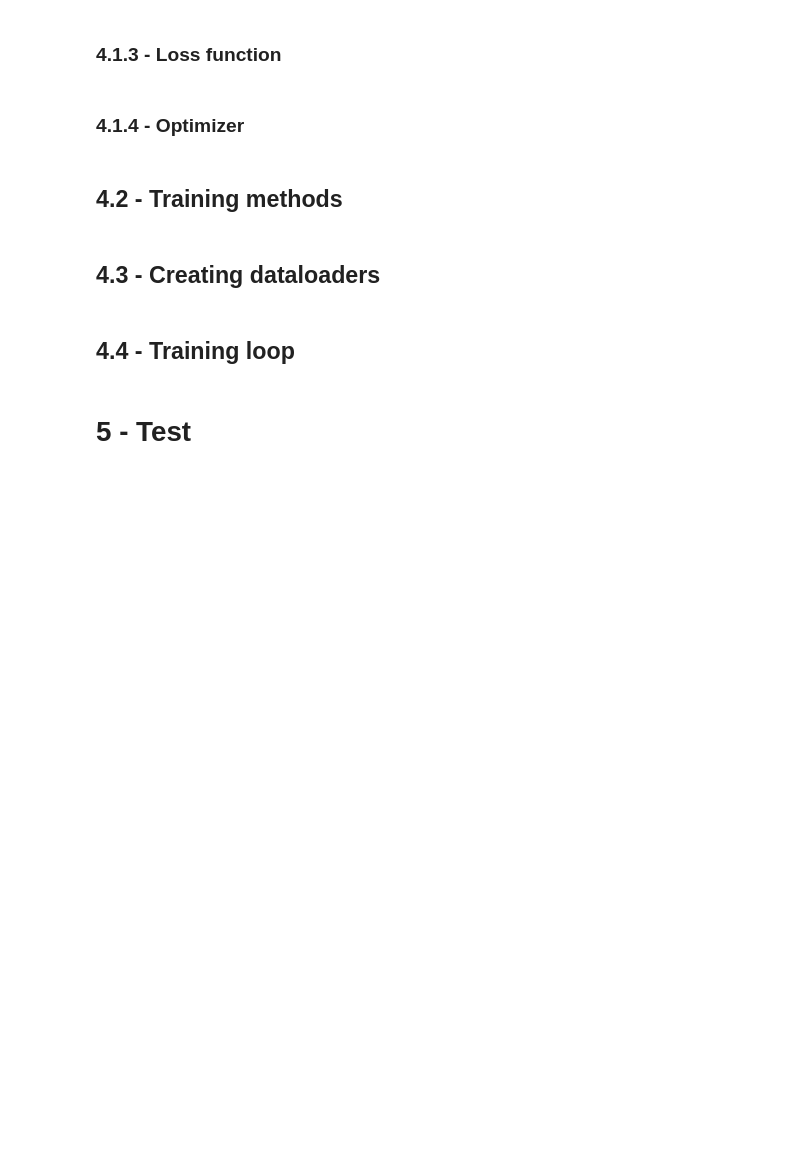
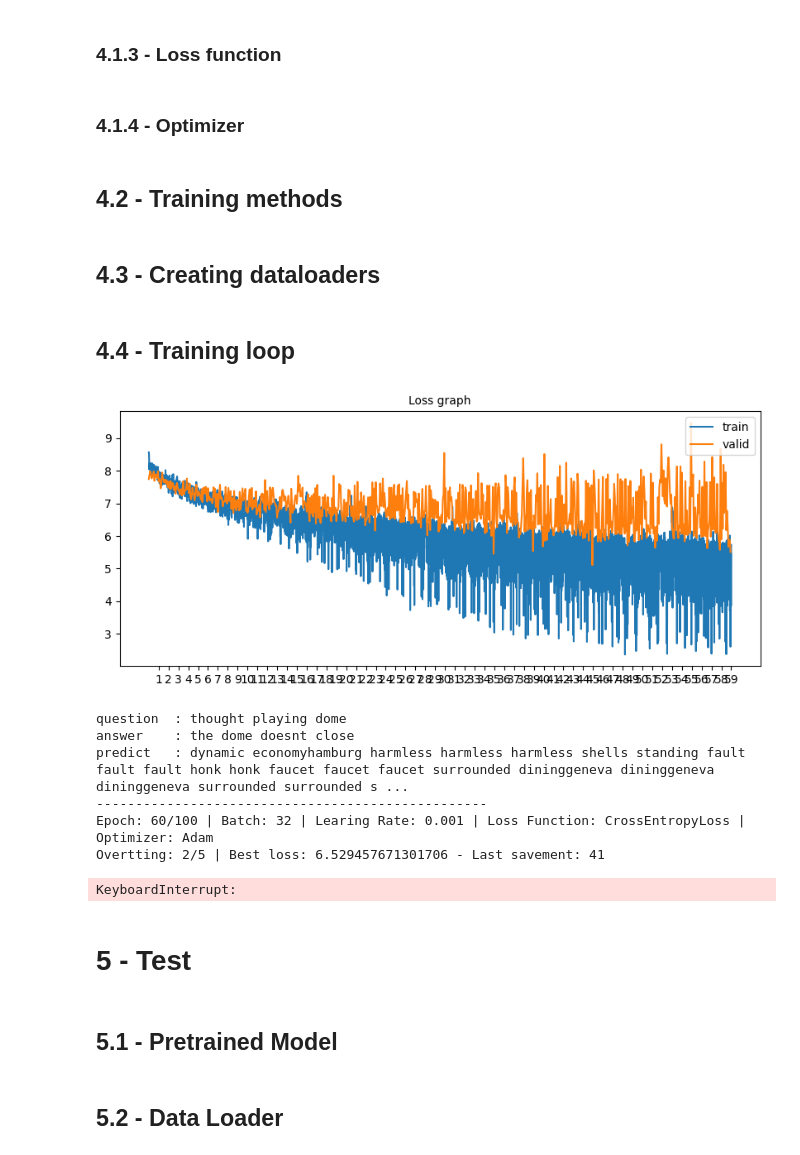
Before and after one commit to NLP-ChatBot/ChatBot, a Jupyter notebook: notebooks/train.ipynb, the cells around one changed output. Saved outputs shown, nothing was run; the diff lists cells and outputs as text; code cells hidden in the pictures; blank space fills up the shorter version.

```diff
--- a/notebooks/train.ipynb
+++ b/notebooks/train.ipynb
@@ -253,7 +287,7 @@ for curr_epoch in range(1, epochs+1):
 
         yhat = model(x, y.long())
 
-        loss = loss_fn(yhat.view(-1, vocabulary), y[:,1:].reshape(-1))
+        loss = loss_fn(yhat.view(-1, vocabulary), y[:,1:].reshape(-1).long())
 
         optimizer.zero_grad()
         loss.backward()
@@ -283,7 +317,7 @@ for curr_epoch in range(1, epochs+1):
 
             yhat = model(x, y.long())
 
-            loss = loss_fn(yhat.view(-1, vocabulary), y[:,1:].reshape(-1))
+            loss = loss_fn(yhat.view(-1, vocabulary), y[:,1:].reshape(-1).long())
 
             # saving valid results
             valid_losses.append(loss.cpu().detach().numpy())
@@ -305,32 +339,43 @@ for curr_epoch in range(1, epochs+1):
     valid_loss /= len(valid_loader)
 
     # saving model
     if best_loss > valid_loss:
         best_loss = valid_loss
         best_epoch = curr_epoch
         torch.save(obj=model.state_dict(), f=weight_path.joinpath('chatbot_weights.pt'))
 
     # checking overfits
     if previous_train > train_loss and previous_valid < valid_loss:
         overfitting += 1
     else:
         if overfitting > 0:
             overfitting -= 1
     previous_train = train_loss
     previous_valid = valid_loss
 
     # plotting graphs
     clear_output()
     plot_train_loss(loss=train_losses, val_loss=valid_losses, epoch=curr_epoch)
     for x, y, yhat in zip(valid_x, valid_y, valid_yhat):
         for content, name in zip((x[0], y[0], yhat[0]), ('question', 'answer', 'predict')):
             text = []
             for values in content:
                 word = word_dict_num[values.item()].replace('<start>', '').replace('<stop>', '').replace('<pad>', '')
                 if len(word):
                     text.append(word)
             text = ' '.join(text).strip()
             print(f'{name:10}: {text}')
         print('-' * 50)
+# %% [output]
+[figure, added]
+question  : thought playing dome
+answer    : the dome doesnt close
+predict   : dynamic economyhamburg harmless harmless harmless shells standing fault fault fault honk honk faucet faucet faucet surrounded dininggeneva dininggeneva dininggeneva surrounded surrounded s ...
+--------------------------------------------------
+Epoch: 60/100 | Batch: 32 | Learing Rate: 0.001 | Loss Function: CrossEntropyLoss | Optimizer: Adam
+Overtting: 2/5 | Best loss: 6.529457671301706 - Last savement: 41
+KeyboardInterrupt:
 # %% [markdown]
 # 5 - Test
+# %% [markdown]
+## 5.1 - Pretrained Model
@@ -336,0 +385,2 @@ for curr_epoch in range(1, epochs+1):
+# %% [markdown]
+## 5.2 - Data Loader
```
Also changed, not shown: parts of 15 cells of this notebook, 1 other file.
